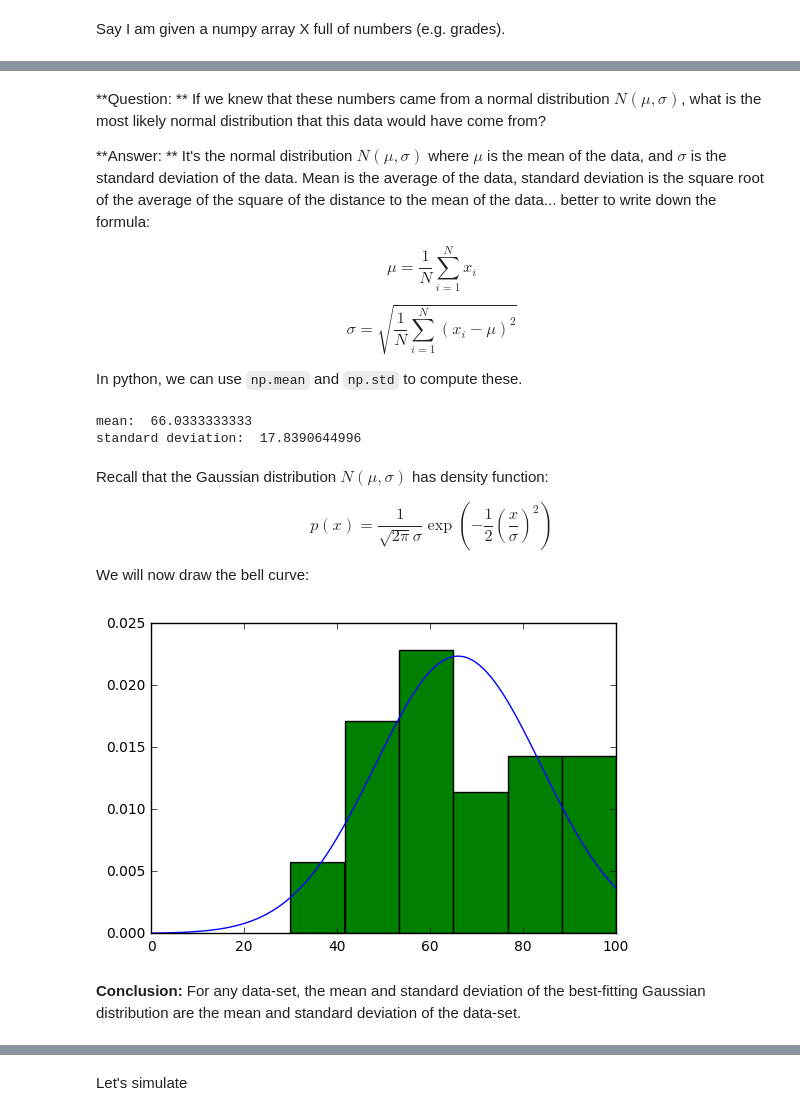
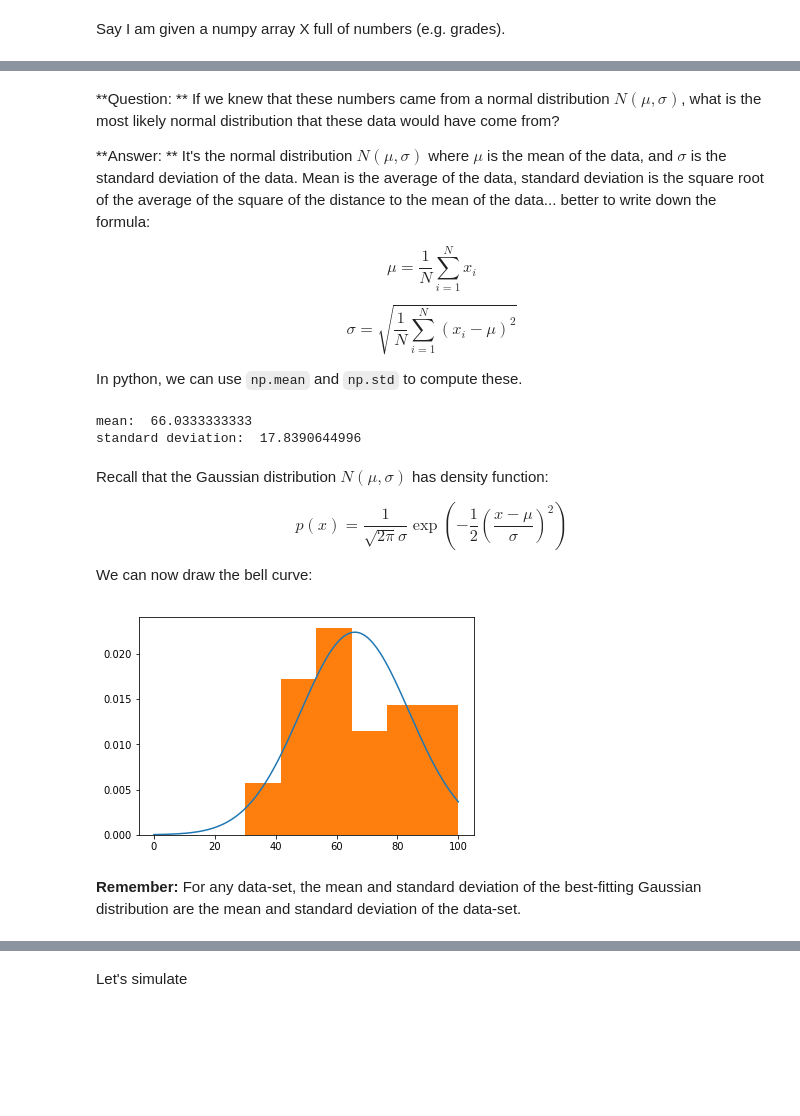
Before and after one commit to petermchale/math9, a Jupyter notebook: lectures/Lecture19.ipynb, the cells around one changed output, grey strips where cells are left out. Drawn from its saved outputs; the diff is of its cells as text; code cells hidden in the pictures; blank space fills up the shorter version.

```diff
--- a/lectures/Lecture19.ipynb
+++ b/lectures/Lecture19.ipynb
@@ -76,5 +80,5 @@ _, _, _ = plt.hist(X,6)
 # %% [markdown]
-**Question: ** If we knew that these numbers came from a normal distribution $N(\mu, \sigma)$, what is the most likely normal distribution that this data would have come from?
+**Question: ** If we knew that these numbers came from a normal distribution $N(\mu, \sigma)$, what is the most likely normal distribution that these data would have come from?
 
 
 **Answer: ** It's the normal distribution $N(\mu, \sigma)$ where $\mu$ is the mean of the data, and $\sigma$ is the standard deviation of the data. Mean is the average of the data, standard deviation is the square root of the average of the square of the distance to the mean of the data... better to write down the formula:
@@ -94,18 +98,18 @@ standard deviation:  17.8390644996
 # %% [markdown]
 Recall that the Gaussian distribution $N(\mu, \sigma)$ has density function:
 
-$$ p(x) = \frac{1}{\sqrt{2\pi}\sigma}\exp({-\frac{1}{2}(\frac{x}{\sigma})^2})$$
+$$ p(x) = \frac{1}{\sqrt{2\pi}\sigma}\exp\left({-\frac{1}{2}\left(\frac{x-\mu}{\sigma}\right)^2}\right)$$
 
-We will now draw the bell curve:
+We can now draw the bell curve:
 # %%
 from math import sqrt, pi, e
 
 Z = np.linspace(0,100,300)
-guassian_func = lambda mu, sigma: lambda x: 1/(sqrt(2*pi)*sigma) * e**(-0.5*(x - mu)*(x-mu)/(sigma * sigma))
-plt.plot(Z, guassian_func(mu, sigma)(Z))
-_, _, _ = plt.hist(X,6, normed=True)
+gaussian_func = lambda mu, sigma: lambda x: 1/(sqrt(2*pi)*sigma) * e**(-0.5*(x-mu)*(x-mu)/(sigma*sigma))
+plt.plot(Z, gaussian_func(mu, sigma)(Z))
+_, _, _ = plt.hist(X,6,normed=True)
 # %% [output]
-[figure, old version]
+[figure, new version]
 # %% [markdown]
-**Conclusion:** For any data-set, the mean and standard deviation of the best-fitting Gaussian distribution are the mean and standard deviation of the data-set.
+**Remember:** For any data-set, the mean and standard deviation of the best-fitting Gaussian distribution are the mean and standard deviation of the data-set.
 # %% [markdown]
```
Also changed, not shown: parts of 20 cells of this notebook.
